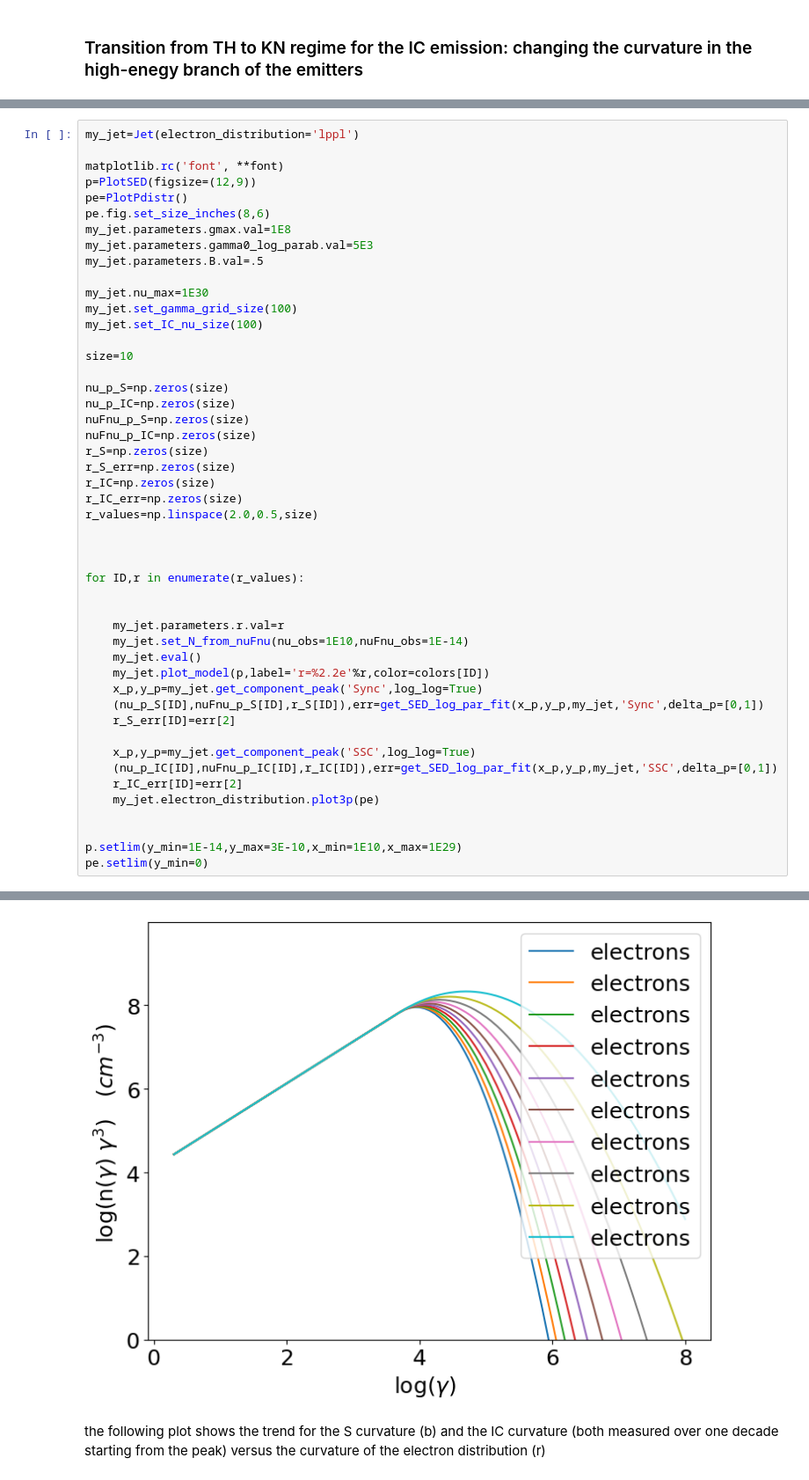
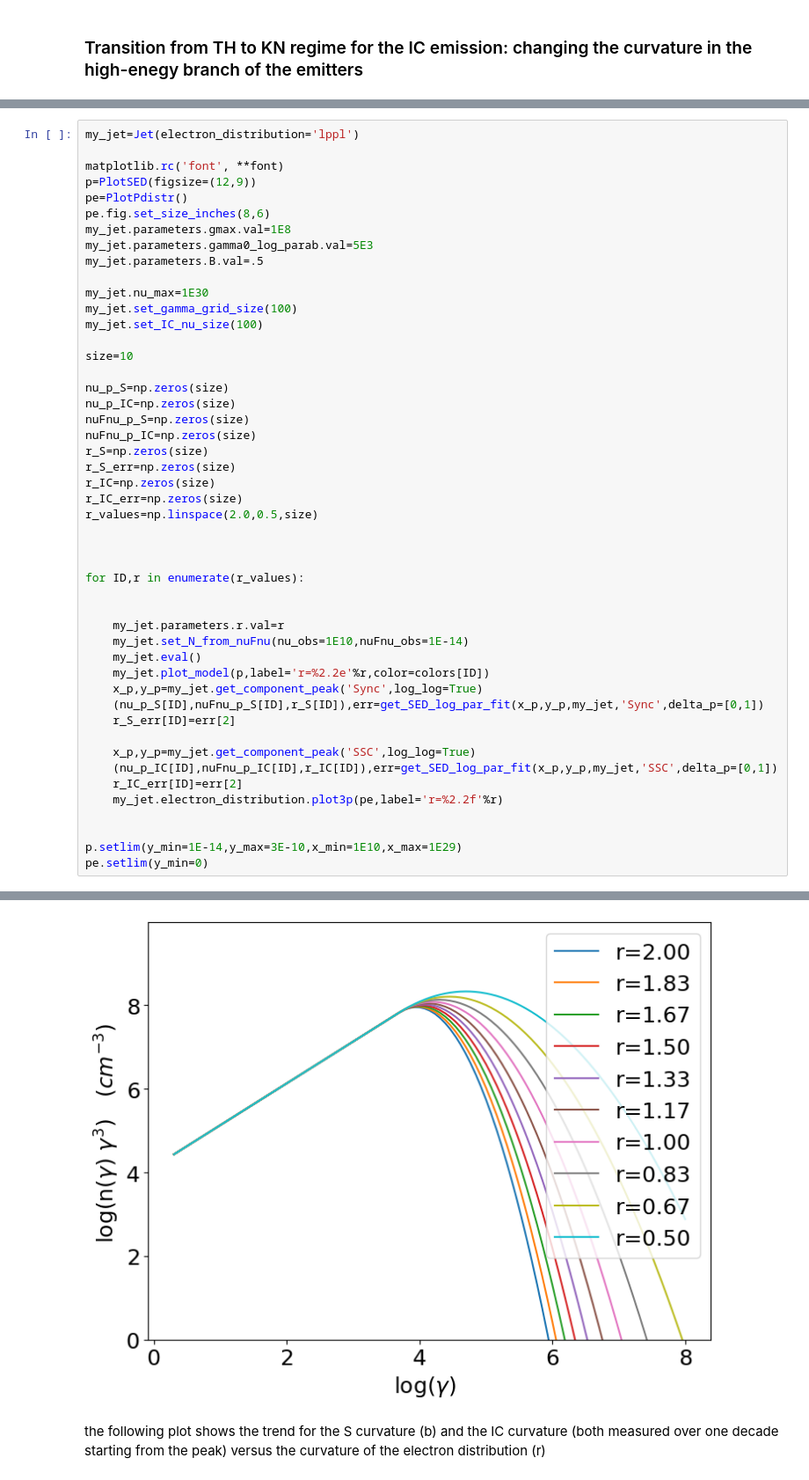
Before and after one commit to andreatramacere/Geneva_HighEnergy_Course, a Jupyter notebook: Tutorial_2.ipynb, the cells around one changed output, grey strips where cells are left out. Shown at 88% size. Drawn from its saved outputs; the diff is of its cells as text.

```diff
--- a/Tutorial_2.ipynb
+++ b/Tutorial_2.ipynb
@@ -530,35 +531,35 @@ nu_p_IC=np.zeros(size)
 nuFnu_p_S=np.zeros(size)
 nuFnu_p_IC=np.zeros(size)
 r_S=np.zeros(size)
 r_S_err=np.zeros(size)
 r_IC=np.zeros(size)
 r_IC_err=np.zeros(size)
 r_values=np.linspace(2.0,0.5,size)
 
 
 
 for ID,r in enumerate(r_values):
 
 
     my_jet.parameters.r.val=r
     my_jet.set_N_from_nuFnu(nu_obs=1E10,nuFnu_obs=1E-14)
     my_jet.eval()
     my_jet.plot_model(p,label='r=%2.2e'%r,color=colors[ID])
     x_p,y_p=my_jet.get_component_peak('Sync',log_log=True)
     (nu_p_S[ID],nuFnu_p_S[ID],r_S[ID]),err=get_SED_log_par_fit(x_p,y_p,my_jet,'Sync',delta_p=[0,1])
     r_S_err[ID]=err[2]
 
     x_p,y_p=my_jet.get_component_peak('SSC',log_log=True)
     (nu_p_IC[ID],nuFnu_p_IC[ID],r_IC[ID]),err=get_SED_log_par_fit(x_p,y_p,my_jet,'SSC',delta_p=[0,1])
     r_IC_err[ID]=err[2]
-    my_jet.electron_distribution.plot3p(pe)
+    my_jet.electron_distribution.plot3p(pe,label='r=%2.2f'%r)
 
 
 p.setlim(y_min=1E-14,y_max=3E-10,x_min=1E10,x_max=1E29)
 pe.setlim(y_min=0)
 # %% [output]
 [figure]
-[figure, old version]
+[figure, new version]
 # %% [markdown]
 the following plot shows the trend for the S curvature (b) and the IC curvature (both measured over one decade starting from the peak) versus the curvature of the electron distribution (r)
 # %%
```
Also changed, not shown: parts of 11 cells of this notebook, 1 other file.
